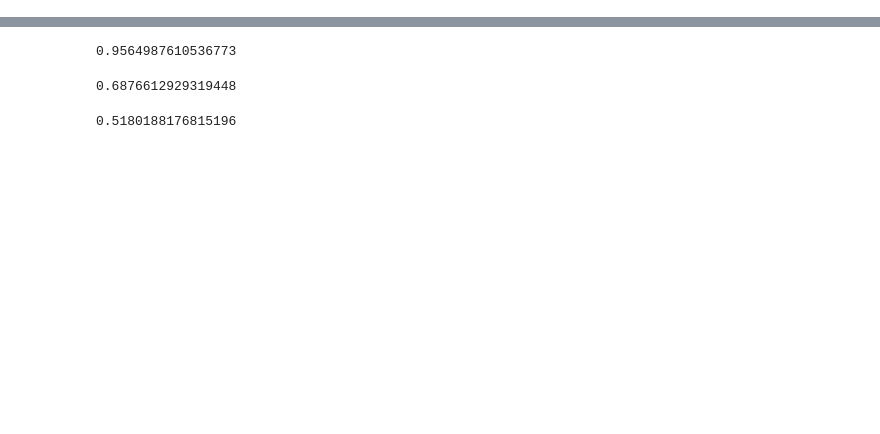
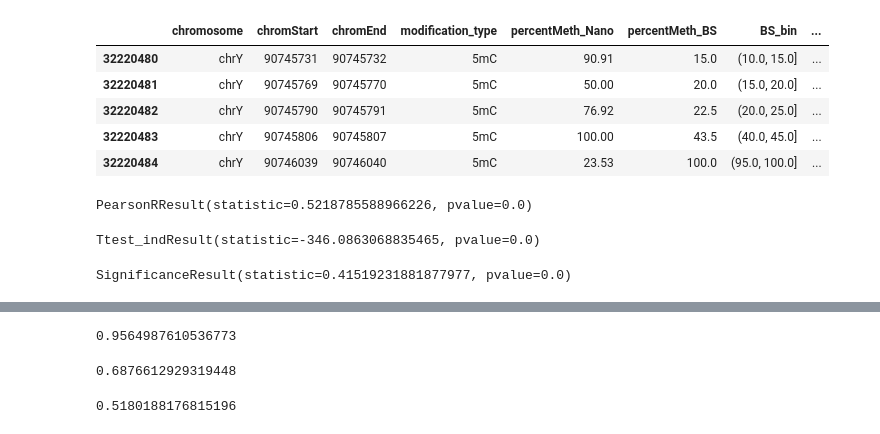
Before and after one commit to DominicOH/Analysis-of-nanopore-epigenetic-sequencing, a Jupyter notebook: CpG_level_fig3.ipynb, the cells around one changed output, grey strips where cells are left out. Cells and saved outputs as stored; diff of their text form; code cells hidden in the pictures; blank space fills up the shorter version.

```diff
--- a/CpG_level_fig3.ipynb
+++ b/CpG_level_fig3.ipynb
@@ -155,3 +166,24 @@ fig1.tight_layout()
+# %%
+merged_mc_df.tail()
+# %% [output]
+|  | chromosome | chromStart | chromEnd | modification_type | percentMeth_Nano | percentMeth_BS | BS_bin | ... |
+| 32220480 | chrY | 90745731 | 90745732 | 5mC | 90.91 | 15.0 | (10.0, 15.0] | ... |
+| 32220481 | chrY | 90745769 | 90745770 | 5mC | 50.00 | 20.0 | (15.0, 20.0] | ... |
+| 32220482 | chrY | 90745790 | 90745791 | 5mC | 76.92 | 22.5 | (20.0, 25.0] | ... |
+| 32220483 | chrY | 90745806 | 90745807 | 5mC | 100.00 | 43.5 | (40.0, 45.0] | ... |
+| 32220484 | chrY | 90746039 | 90746040 | 5mC | 23.53 | 100.0 | (95.0, 100.0] | ... |
+# %%
+stats.pearsonr(merged_hmc_df["percentMeth_Nano"], merged_hmc_df["percentMeth_BS"])
+# %% [output]
+PearsonRResult(statistic=0.5218785588966226, pvalue=0.0)
+# %%
+stats.ttest_ind(merged_mc_df["percentMeth_Nano"], merged_mc_df["percentMeth_BS"])
+# %% [output]
+Ttest_indResult(statistic=-346.0863068835465, pvalue=0.0)
+# %%
+stats.spearmanr(merged_hmc_df["percentMeth_Nano"], merged_hmc_df["percentMeth_BS"])
+# %% [output]
+SignificanceResult(statistic=0.41519231881877977, pvalue=0.0)
 # %%
 pm, rm, fm, sm = metrics.precision_recall_fscore_support(mc_binariser.fit_transform(np.reshape(merged_mc_df["percentMeth_BS"].to_numpy(), (-1, 1))),
                                         mc_binariser.fit_transform(np.reshape(merged_mc_df["percentMeth_Nano"].to_numpy(), (-1, 1))), average="binary")
```
Also changed, not shown: parts of 9 cells of this notebook, 2 other files.
